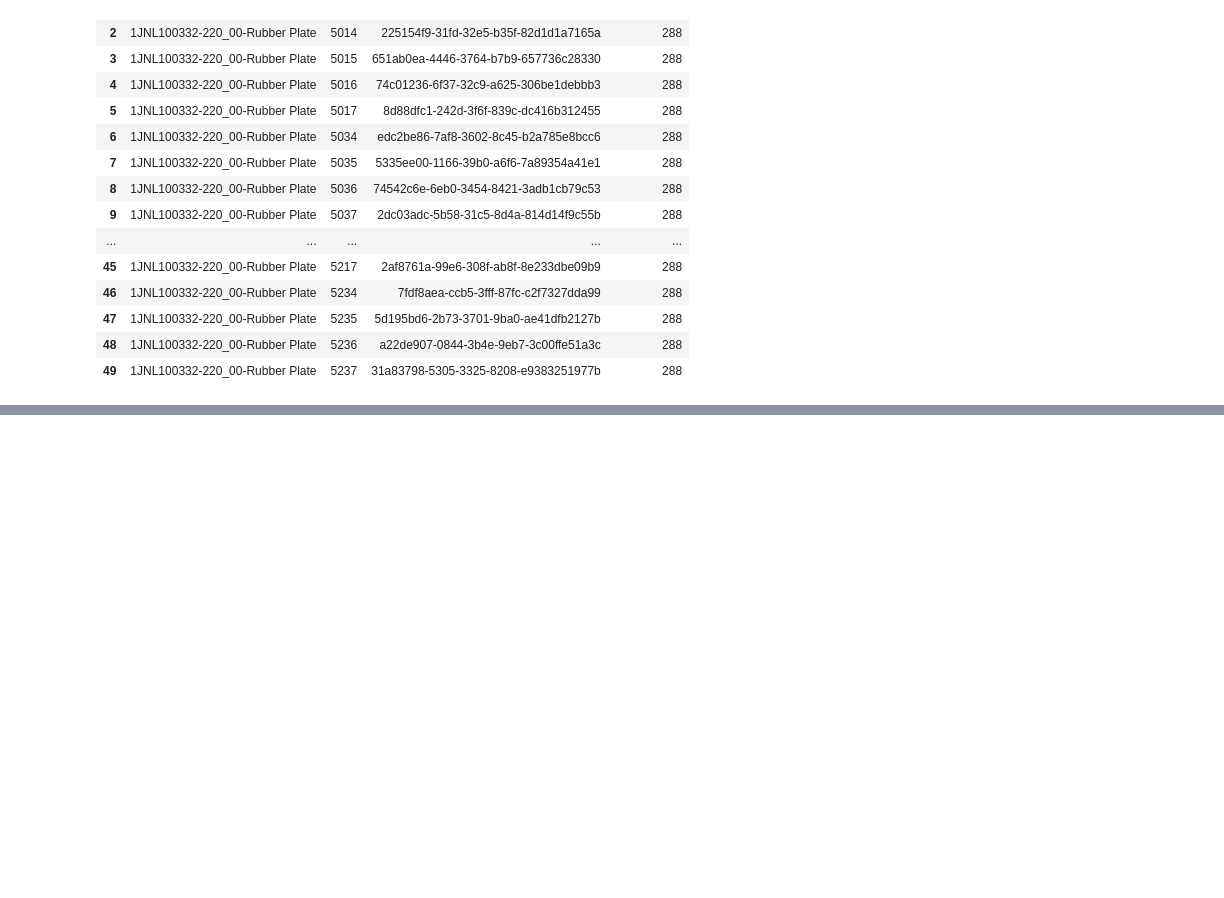
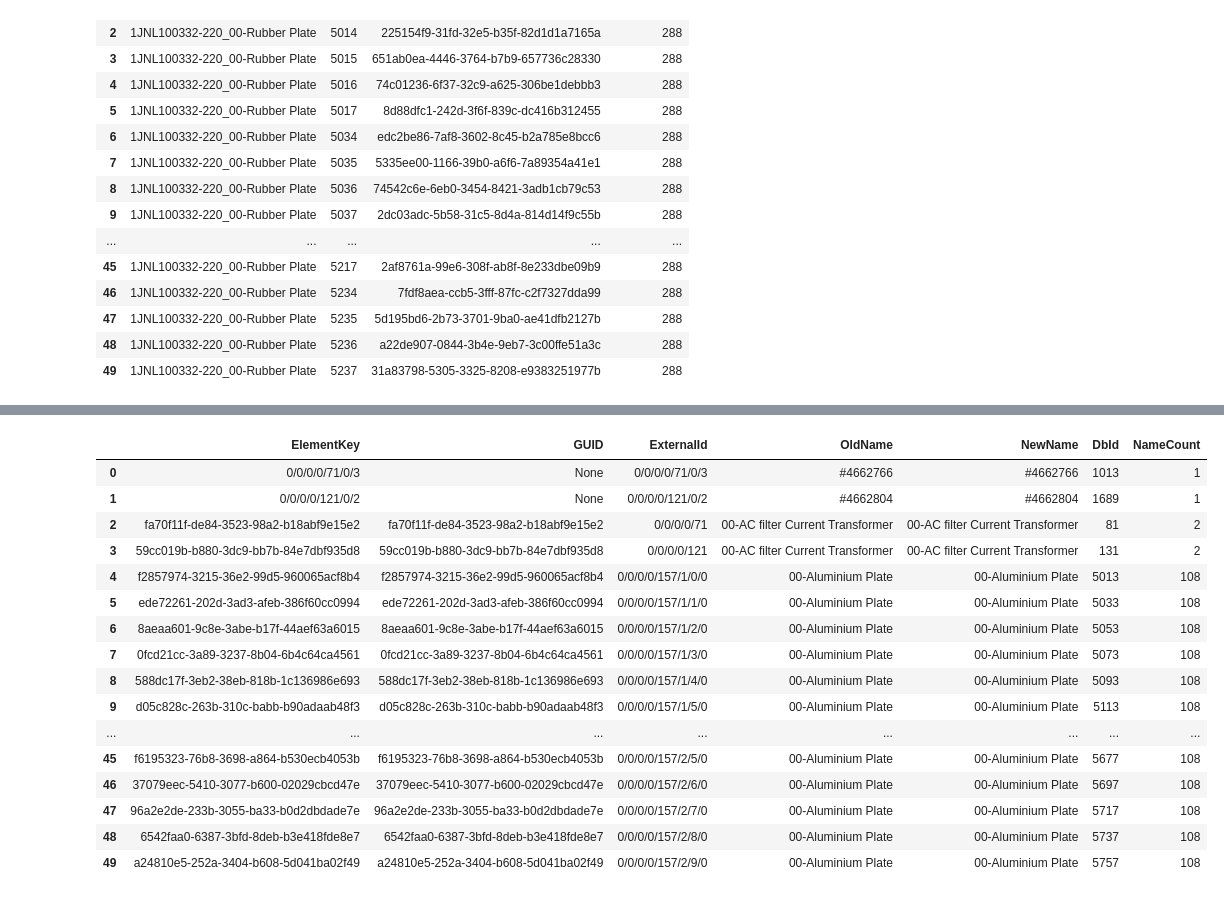
Before and after one commit to plarchi/MsC-IFC-APS, a Jupyter notebook: PyDataTransform/ASTIDC-STAN-HE-MPD-TXBP1-M-M-0001.ipynb, the cells around one changed output, grey strips where cells are left out. Cells and saved outputs as stored; diff of their text form; code cells hidden in the pictures; blank space fills up the shorter version.

```diff
--- a/PyDataTransform/ASTIDC-STAN-HE-MPD-TXBP1-M-M-0001.ipynb
+++ b/PyDataTransform/ASTIDC-STAN-HE-MPD-TXBP1-M-M-0001.ipynb
@@ -107,3 +90,73 @@ Total rows in table: 6580
 | 47 | 1JNL100332-220_00-Rubber Plate | 5235 | 5d195bd6-2b73-3701-9ba0-ae41dfb2127b | 288 |
 | 48 | 1JNL100332-220_00-Rubber Plate | 5236 | a22de907-0844-3b4e-9eb7-3c00ffe51a3c | 288 |
 | 49 | 1JNL100332-220_00-Rubber Plate | 5237 | 31a83798-5305-3325-8208-e9383251977b | 288 |
+# %%
+import re
+
+def _extract_guid(props):
+    # `props` is the element's `Properties` array.
+    # We look for the entry with displayName == 'GUID' (case-insensitive).
+    if not isinstance(props, list):
+        return None
+    for item in props:
+        if not isinstance(item, dict):
+            continue
+        display_name = str(item.get('displayName', '')).strip()
+        if display_name.lower() == 'guid':
+            return item.get('value')
+    return None
+
+def _strip_guid_prefix(name):
+    if pd.isna(name):
+        return name
+    text = str(name)
+
+    # Trim prefixes like "1JNL100332-220_00-Rubber Plate" -> "00-Rubber Plate".
+    # Rule: if there is one underscore and the part before it looks like an ID-like token
+    # (contains at least one digit and optional hyphens), keep only the part after underscore.
+    match = re.match(r'^([A-Za-z0-9-]+)_(.+)$', text)
+    if not match:
+        return text
+
+    prefix, rest = match.groups()
+    if any(ch.isdigit() for ch in prefix):
+        return rest
+    return text
+
+def _write_json_unescaped(path, payload):
+    # Python json.dumps keeps slashes as '/' (does not force '\\/')
+    path.write_text(json.dumps(payload, ensure_ascii=False, indent=2), encoding='utf-8')
+
+# Keep old names for comparison
+df['OldName'] = df['Name']
+df['NewName'] = df['Name'].apply(_strip_guid_prefix)
+df['Name'] = df['NewName']
+
+# Sync cleaned names back to original JSON records
+for idx, item in enumerate(records):
+    if idx < len(df):
+        item['Name'] = None if pd.isna(df.at[idx, 'NewName']) else str(df.at[idx, 'NewName'])
+
+# Save amended JSON into JSON_Edit (does not change original source file)
+_write_json_unescaped(working_json_path, records)
+print(f"Updated JSON written to: {working_json_path}")
+
+# Build GUID + key columns (GUID is primary unique key for matching)
+df['GUID'] = df['Properties'].apply(_extract_guid)
+df['ElementKey'] = df['GUID'].fillna(df['ExternalId'])
+name_counts = df['NewName'].value_counts(dropna=False)
+df['NameCount'] = df['NewName'].map(name_counts)
+
+guid_duplicates = df['GUID'].dropna().duplicated().sum()
+print(f"GUID duplicates found: {guid_duplicates}")
+
+table = (
+    df[['ElementKey', 'GUID', 'ExternalId', 'OldName', 'NewName', 'DbId', 'NameCount']]
+    .sort_values(['NewName', 'DbId'], kind='stable')
+    .reset_index(drop=True)
+)
+
+# 4) Print out the updated table with old/new name comparison
+rows_to_show = 50  # set to None to show all rows (can be slow/huge)
+table if rows_to_show is None else table.head(rows_to_show)
+# %% [output]
@@ -109,0 +165,17 @@ Total rows in table: 6580
+|  | ElementKey | GUID | ExternalId | OldName | NewName | DbId | NameCount |
+| 0 | 0/0/0/0/71/0/3 | None | 0/0/0/0/71/0/3 | #4662766 | #4662766 | 1013 | 1 |
+| 1 | 0/0/0/0/121/0/2 | None | 0/0/0/0/121/0/2 | #4662804 | #4662804 | 1689 | 1 |
+| 2 | fa70f11f-de84-3523-98a2-b18abf9e15e2 | fa70f11f-de84-3523-98a2-b18abf9e15e2 | 0/0/0/0/71 | 00-AC filter Current Transformer | 00-AC filter Current Transformer | 81 | 2 |
+| 3 | 59cc019b-b880-3dc9-bb7b-84e7dbf935d8 | 59cc019b-b880-3dc9-bb7b-84e7dbf935d8 | 0/0/0/0/121 | 00-AC filter Current Transformer | 00-AC filter Current Transformer | 131 | 2 |
+| 4 | f2857974-3215-36e2-99d5-960065acf8b4 | f2857974-3215-36e2-99d5-960065acf8b4 | 0/0/0/0/157/1/0/0 | 00-Aluminium Plate | 00-Aluminium Plate | 5013 | 108 |
+| 5 | ede72261-202d-3ad3-afeb-386f60cc0994 | ede72261-202d-3ad3-afeb-386f60cc0994 | 0/0/0/0/157/1/1/0 | 00-Aluminium Plate | 00-Aluminium Plate | 5033 | 108 |
+| 6 | 8aeaa601-9c8e-3abe-b17f-44aef63a6015 | 8aeaa601-9c8e-3abe-b17f-44aef63a6015 | 0/0/0/0/157/1/2/0 | 00-Aluminium Plate | 00-Aluminium Plate | 5053 | 108 |
+| 7 | 0fcd21cc-3a89-3237-8b04-6b4c64ca4561 | 0fcd21cc-3a89-3237-8b04-6b4c64ca4561 | 0/0/0/0/157/1/3/0 | 00-Aluminium Plate | 00-Aluminium Plate | 5073 | 108 |
+| 8 | 588dc17f-3eb2-38eb-818b-1c136986e693 | 588dc17f-3eb2-38eb-818b-1c136986e693 | 0/0/0/0/157/1/4/0 | 00-Aluminium Plate | 00-Aluminium Plate | 5093 | 108 |
+| 9 | d05c828c-263b-310c-babb-b90adaab48f3 | d05c828c-263b-310c-babb-b90adaab48f3 | 0/0/0/0/157/1/5/0 | 00-Aluminium Plate | 00-Aluminium Plate | 5113 | 108 |
+| ... | ... | ... | ... | ... | ... | ... | ... |
+| 45 | f6195323-76b8-3698-a864-b530ecb4053b | f6195323-76b8-3698-a864-b530ecb4053b | 0/0/0/0/157/2/5/0 | 00-Aluminium Plate | 00-Aluminium Plate | 5677 | 108 |
+| 46 | 37079eec-5410-3077-b600-02029cbcd47e | 37079eec-5410-3077-b600-02029cbcd47e | 0/0/0/0/157/2/6/0 | 00-Aluminium Plate | 00-Aluminium Plate | 5697 | 108 |
+| 47 | 96a2e2de-233b-3055-ba33-b0d2dbdade7e | 96a2e2de-233b-3055-ba33-b0d2dbdade7e | 0/0/0/0/157/2/7/0 | 00-Aluminium Plate | 00-Aluminium Plate | 5717 | 108 |
+| 48 | 6542faa0-6387-3bfd-8deb-b3e418fde8e7 | 6542faa0-6387-3bfd-8deb-b3e418fde8e7 | 0/0/0/0/157/2/8/0 | 00-Aluminium Plate | 00-Aluminium Plate | 5737 | 108 |
+| 49 | a24810e5-252a-3404-b608-5d041ba02f49 | a24810e5-252a-3404-b608-5d041ba02f49 | 0/0/0/0/157/2/9/0 | 00-Aluminium Plate | 00-Aluminium Plate | 5757 | 108 |
```
Also changed, not shown: parts of 4 cells of this notebook, 2 other files.
